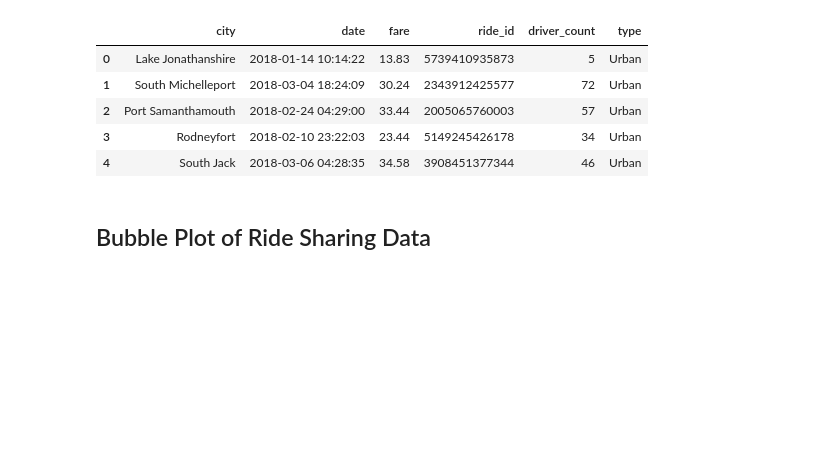
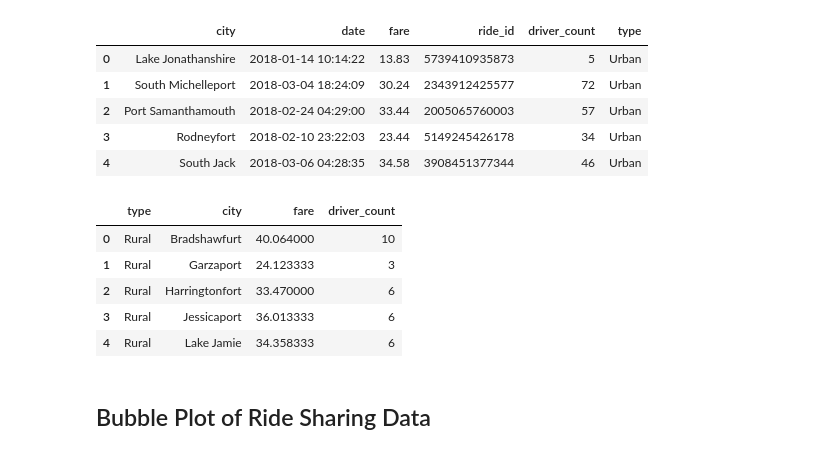
Before and after one commit to chrisram6/Homework_CR, a Jupyter notebook: MatplotlibHW/pyber_starter.ipynb, the cells around one changed output. Saved outputs shown, nothing was run; the diff lists cells and outputs as text; code cells hidden in the pictures; blank space fills up the shorter version.

```diff
--- a/MatplotlibHW/pyber_starter.ipynb
+++ b/MatplotlibHW/pyber_starter.ipynb
@@ -31,10 +31,22 @@ combined_df.head()
 | 4 | South Jack | 2018-03-06 04:28:35 | 34.58 | 3908451377344 | 46 | Urban |
 # %%
 avg_fare = combined_df.groupby(['type','city'])[["fare"]].mean()
-total_rides = combined_df.groupby(['type','city'])[["driver_count"]].count()
+avg_df = avg_fare.reset_index(drop=False)
+#print(avg_df)
 
-x = []
-y = []
+total_rides = combined_df.groupby(['city'])[["driver_count"]].count()
+rides_df = total_rides.reset_index(drop=False)
+#rides_df.head()
+
+df1 = pd.merge(avg_df, rides_df, how='left', on='city')
+df1.head()
+# %% [output]
+|  | type | city | fare | driver_count |
+| 0 | Rural | Bradshawfurt | 40.064000 | 10 |
+| 1 | Rural | Garzaport | 24.123333 | 3 |
+| 2 | Rural | Harringtonfort | 33.470000 | 6 |
+| 3 | Rural | Jessicaport | 36.013333 | 6 |
+| 4 | Rural | Lake Jamie | 34.358333 | 6 |
 # %% [markdown]
 ## Bubble Plot of Ride Sharing Data
 # %%
```
Also changed, not shown: parts of 1 cell of this notebook.
